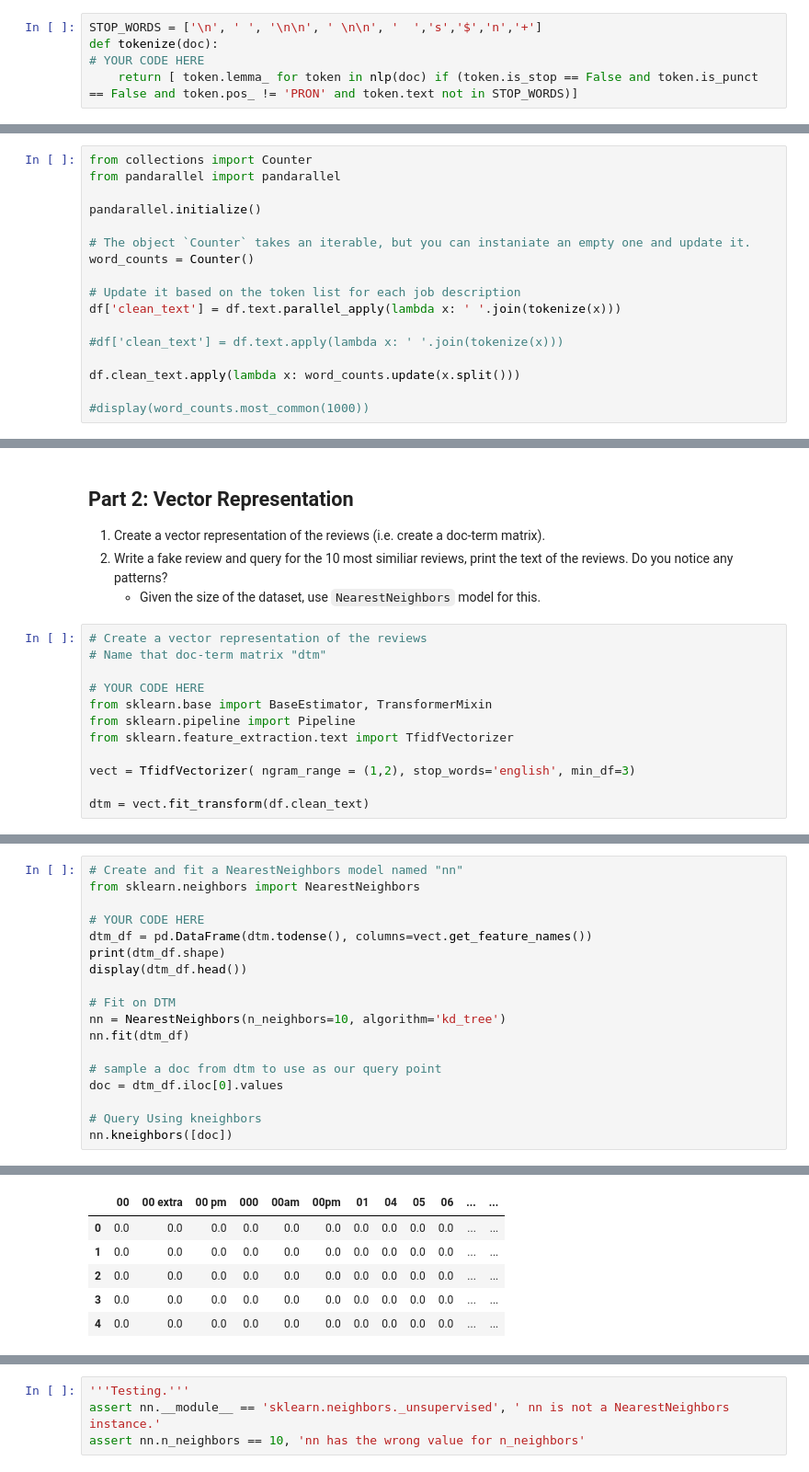
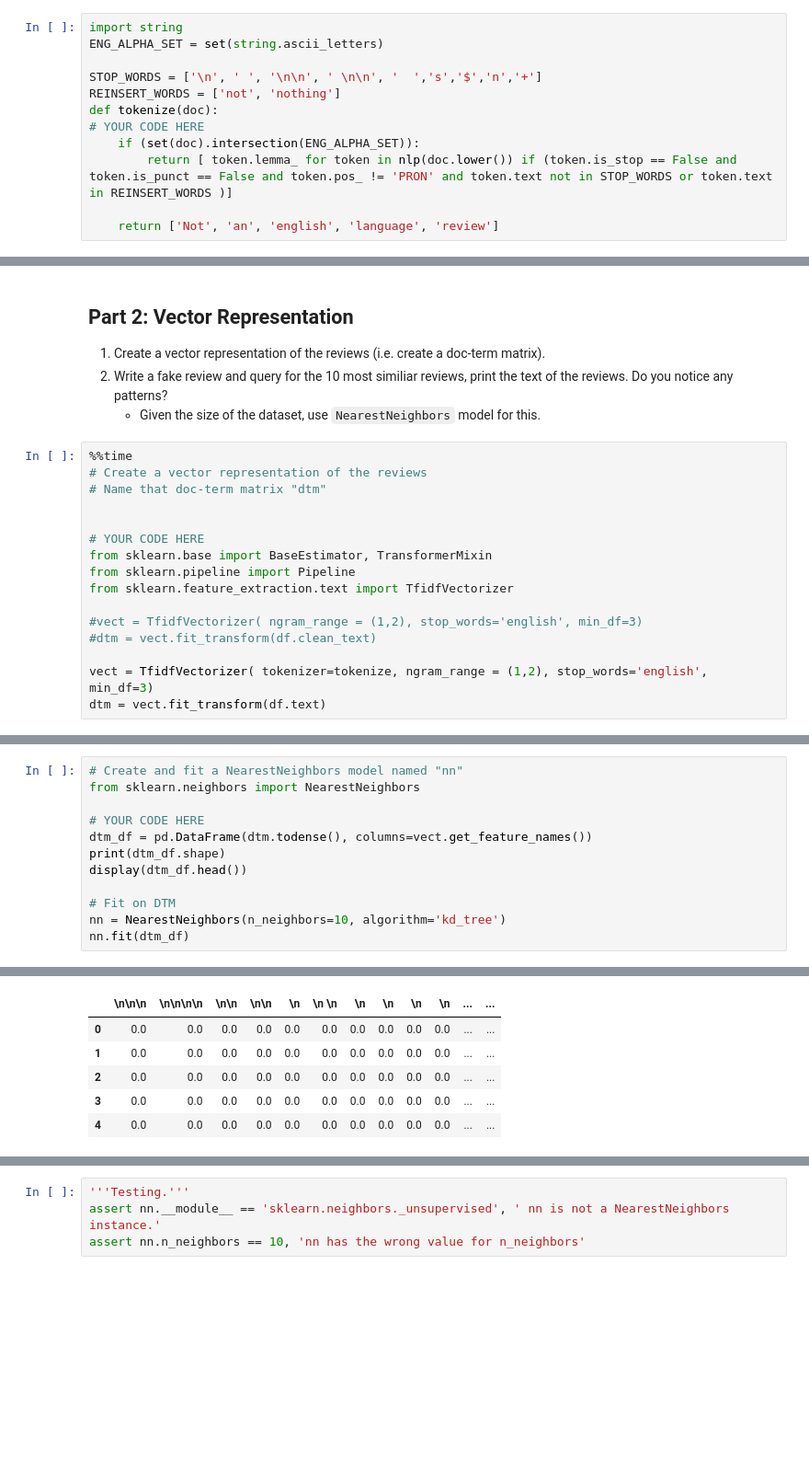
Before and after one commit to nsriniva/DS-Unit-4-Sprint-1-NLP, a Jupyter notebook: LS_DS_415_Sprint_Challenge_1_AG.ipynb, the cells around one changed output, grey strips where cells are left out. Shown at 92% size. Drawn from its saved outputs; the diff is of its cells as text; blank space fills up the shorter version.

Commit message:
Cleaned up sections 1&2

```diff
--- a/LS_DS_415_Sprint_Challenge_1_AG.ipynb
+++ b/LS_DS_415_Sprint_Challenge_1_AG.ipynb
@@ -99,27 +99,17 @@ You are free to use any method you have learned this week.
 import spacy
 nlp = spacy.load('en_core_web_sm')
 # %%
+import string
+ENG_ALPHA_SET = set(string.ascii_letters)
+
 STOP_WORDS = ['\n', ' ', '\n\n', ' \n\n', '  ','s','$','n','+']
+REINSERT_WORDS = ['not', 'nothing']
 def tokenize(doc):
 # YOUR CODE HERE
-    return [ token.lemma_ for token in nlp(doc) if (token.is_stop == False and token.is_punct == False and token.pos_ != 'PRON' and token.text not in STOP_WORDS)]
+    if (set(doc).intersection(ENG_ALPHA_SET)):
+        return [ token.lemma_ for token in nlp(doc.lower()) if (token.is_stop == False and token.is_punct == False and token.pos_ != 'PRON' and token.text not in STOP_WORDS or token.text in REINSERT_WORDS )]
+
+    return ['Not', 'an', 'english', 'language', 'review']
 # %%
 '''Testing'''
 assert isinstance(tokenize(df.sample(n=1)["text"].iloc[0]), list), "Make sure your tokenizer function accepts a single document and returns a list of tokens!"
-# %%
-from collections import Counter
-from pandarallel import pandarallel
-
-pandarallel.initialize()
-
-# The object `Counter` takes an iterable, but you can instaniate an empty one and update it.
-word_counts = Counter()
-
-# Update it based on the token list for each job description
-df['clean_text'] = df.text.parallel_apply(lambda x: ' '.join(tokenize(x)))
-
-#df['clean_text'] = df.text.apply(lambda x: ' '.join(tokenize(x)))
-
-df.clean_text.apply(lambda x: word_counts.update(x.split()))
-
-#display(word_counts.most_common(1000))
@@ -145,14 +150,18 @@ Name: clean_text, Length: 10000, dtype: object
 2. Write a fake review and query for the 10 most similiar reviews, print the text of the reviews. Do you notice any patterns?
     - Given the size of the dataset, use `NearestNeighbors` model for this.
 # %%
+%%time
 # Create a vector representation of the reviews
 # Name that doc-term matrix "dtm"
+
 
 # YOUR CODE HERE
 from sklearn.base import BaseEstimator, TransformerMixin
 from sklearn.pipeline import Pipeline
 from sklearn.feature_extraction.text import TfidfVectorizer
 
-vect = TfidfVectorizer( ngram_range = (1,2), stop_words='english', min_df=3)
+#vect = TfidfVectorizer( ngram_range = (1,2), stop_words='english', min_df=3)
+#dtm = vect.fit_transform(df.clean_text)
 
-dtm = vect.fit_transform(df.clean_text)
+vect = TfidfVectorizer( tokenizer=tokenize, ngram_range = (1,2), stop_words='english', min_df=3)
+dtm = vect.fit_transform(df.text)
@@ -168,10 +180,4 @@ display(dtm_df.head())
 # Fit on DTM
 nn = NearestNeighbors(n_neighbors=10, algorithm='kd_tree')
 nn.fit(dtm_df)
-
-# sample a doc from dtm to use as our query point
-doc = dtm_df.iloc[0].values
-
-# Query Using kneighbors
-nn.kneighbors([doc])
 # %% [output]
@@ -179,4 +185,4 @@ nn.kneighbors([doc])
-|  | 00 | 00 extra | 00 pm | 000 | 00am | 00pm | 01 | 04 | 05 | 06 | ... | ... |
+|  | \n\n\n | \n\n\n\n | \n\n | \n\n | \n | \n \n | \n | \n | \n | \n | ... | ... |
 | 0 | 0.0 | 0.0 | 0.0 | 0.0 | 0.0 | 0.0 | 0.0 | 0.0 | 0.0 | 0.0 | ... | ... |
 | 1 | 0.0 | 0.0 | 0.0 | 0.0 | 0.0 | 0.0 | 0.0 | 0.0 | 0.0 | 0.0 | ... | ... |
 | 2 | 0.0 | 0.0 | 0.0 | 0.0 | 0.0 | 0.0 | 0.0 | 0.0 | 0.0 | 0.0 | ... | ... |
```
Also changed, not shown: parts of 8 cells of this notebook.
